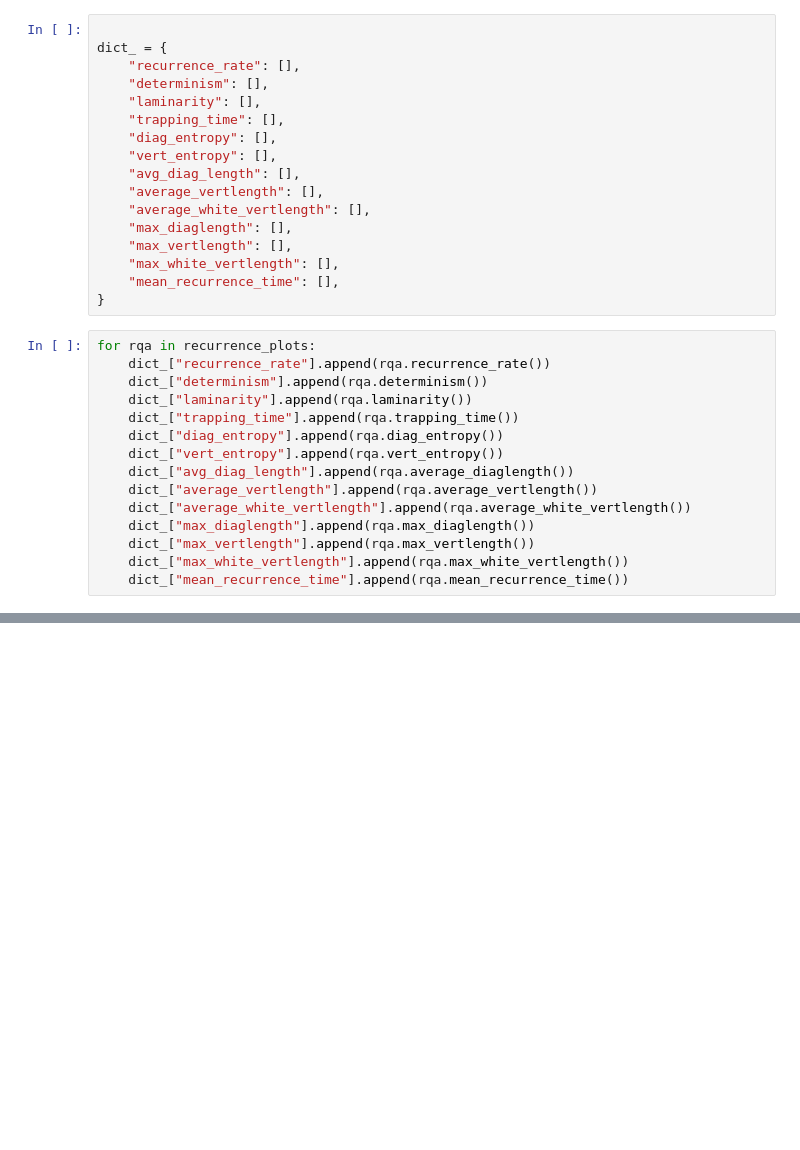
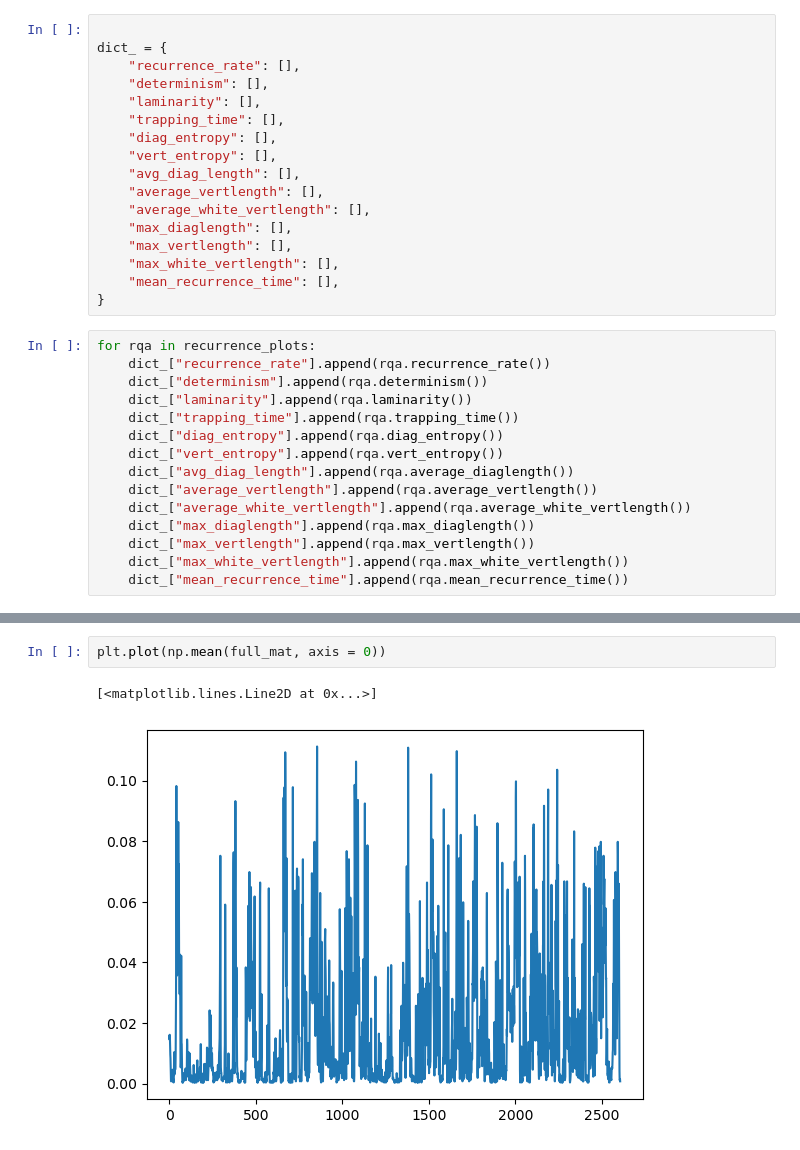
Before and after one commit to FernandoMoralesM01/EEG_RQA, a Jupyter notebook: 5.ipynb, the cells around one changed output, grey strips where cells are left out. Cells and saved outputs as stored; diff of their text form; blank space fills up the shorter version.

```diff
--- a/5.ipynb
+++ b/5.ipynb
@@ -227,0 +293,5 @@ plt.show()
+# %%
+plt.plot(np.mean(full_mat, axis = 0))
+# %% [output]
+[<matplotlib.lines.Line2D at 0x...>]
+[figure, added]
```
Also changed, not shown: parts of 15 cells of this notebook, 9 other files.
